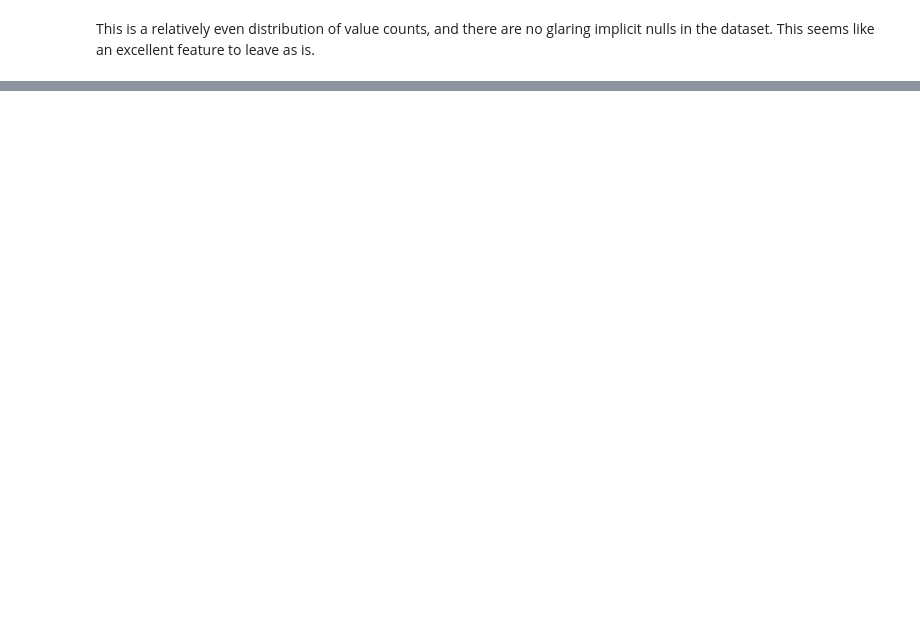
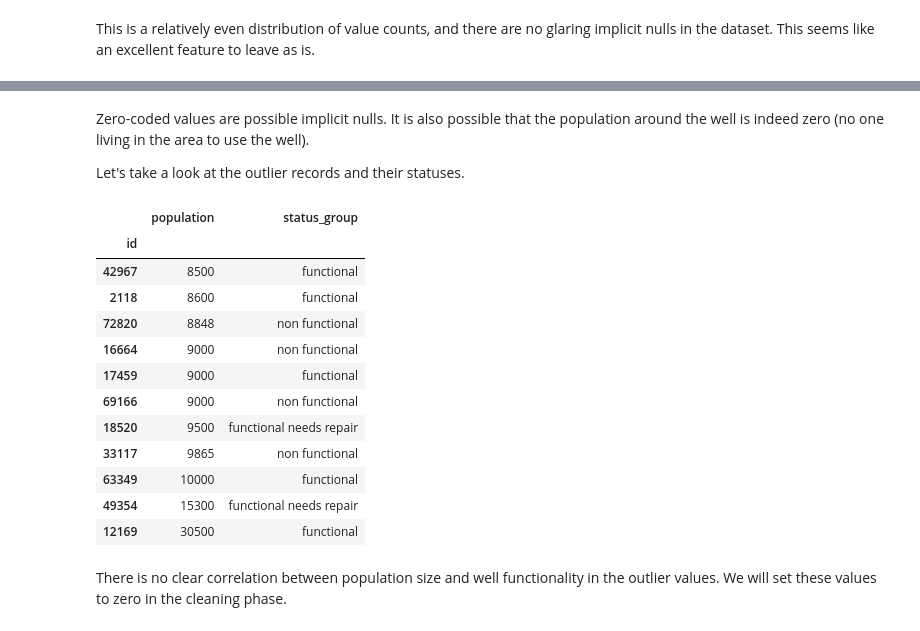
Before and after one commit to zdravoj/water-pump-classifier, a Jupyter notebook: Water_Pump_Classifier.ipynb, the cells around one changed output, grey strips where cells are left out. Cells and saved outputs as stored; diff of their text form; code cells hidden in the pictures; blank space fills up the shorter version.

```diff
--- a/Water_Pump_Classifier.ipynb
+++ b/Water_Pump_Classifier.ipynb
@@ -1266,0 +1287,28 @@ This is a relatively even distribution of value counts, and there are no glaring
+# %% [markdown]
+Zero-coded values are possible implicit nulls. It is also possible that the population around the well is indeed zero (no one living in the area to use the well).
+
+Let's take a look at the outlier records and their statuses.
+# %%
+display(
+    training_set[
+        ['population', 'status_group']
+    ].loc[
+        training_set.population > 8000
+    ].sort_values('population')
+)
+# %% [output]
+|  | population | status_group |
+| id |  |  |
+| 42967 | 8500 | functional |
+| 2118 | 8600 | functional |
+| 72820 | 8848 | non functional |
+| 16664 | 9000 | non functional |
+| 17459 | 9000 | functional |
+| 69166 | 9000 | non functional |
+| 18520 | 9500 | functional needs repair |
+| 33117 | 9865 | non functional |
+| 63349 | 10000 | functional |
+| 49354 | 15300 | functional needs repair |
+| 12169 | 30500 | functional |
+# %% [markdown]
+There is no clear correlation between population size and well functionality in the outlier values. We will set these values to zero in the cleaning phase.
```
Also changed, not shown: parts of 57 cells of this notebook.
